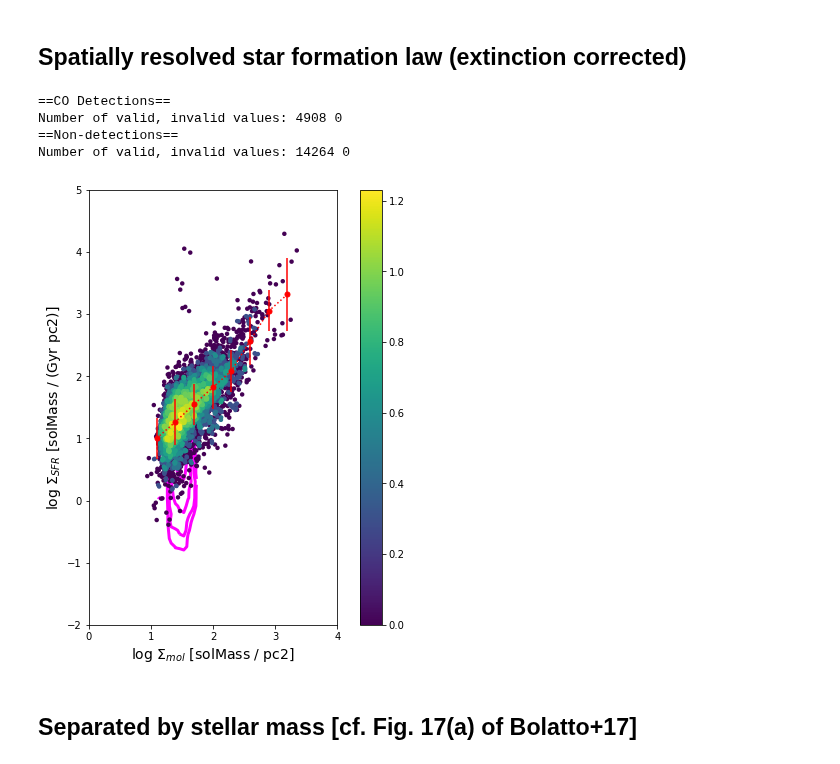
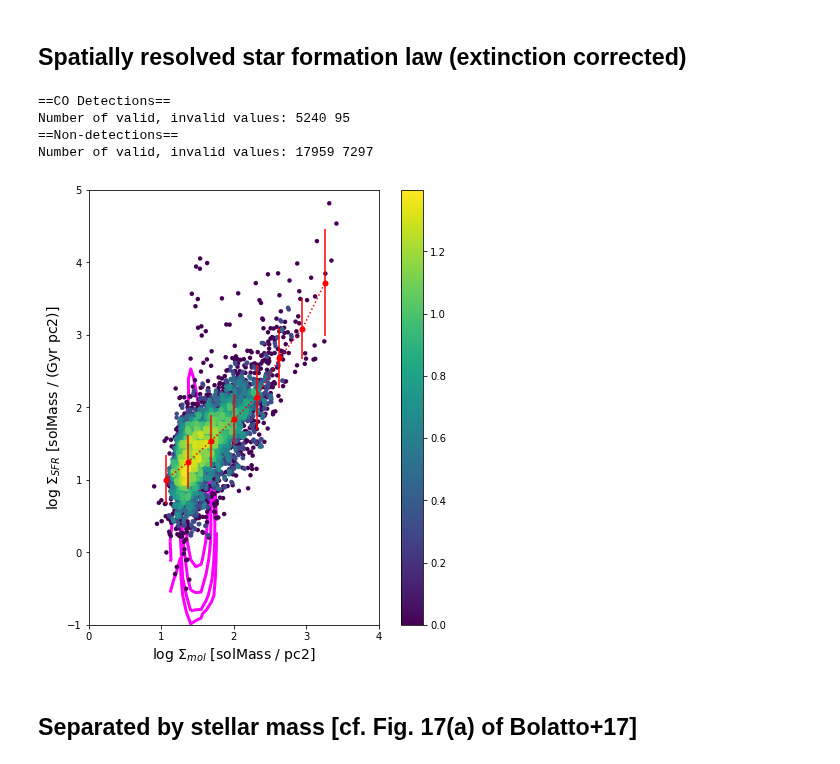
Before and after one commit to tonywong94/edge_pydb, a Jupyter notebook: demo_notebk/SFLaw-edge.ipynb, the cells around one changed output. Saved outputs shown, nothing was run; the diff lists cells and outputs as text; code cells hidden in the pictures.

```diff
--- a/demo_notebk/SFLaw-edge.ipynb
+++ b/demo_notebk/SFLaw-edge.ipynb
@@ -17,7 +15,8 @@ plt.rcParams["scatter.edgecolors"] = 'none'
 # limit the columns we read to avoid information overload
 sspcols = ['Name','ix','iy','mass_ssp_sm','sigstar_sm']
 fluxcols = ['Name','ix','iy','flux_Halpha_sm','flux_Hbeta_sm','e_flux_Halpha_sm',
-            'e_flux_Hbeta_sm','flux_sigsfr_sm','EW_Halpha_sm']
+            'e_flux_Hbeta_sm','flux_sigsfr0_sm','flux_sigsfr_sm','EW_Halpha_sm']
+comomcols = ['Name','ix','iy','mom0_12','emom0_12','sigmol']
 
 # Note that NGC 5784 is missing stellar mass
 globaltab = EdgeTable('edge_califa.csv', cols=['Name','caMass'])
@@ -25,13 +24,13 @@ cofluxtab = EdgeTable('edge_coflux_smo7.csv', cols=['Name','coNomaskDv_smo7','co
 try:
     fluxtab = EdgeTable('edge.pipe3d.hdf5', path='flux_elines_sm', cols=fluxcols)
     ssptab = EdgeTable('edge.pipe3d.hdf5', path='SSP_sm', cols=sspcols)
-    cotab = EdgeTable('edge.comom_smo7.hdf5', path='smo')
+    cotab = EdgeTable('edge.comom_smo7.hdf5', path='smo', cols=comomcols)
     conomasktab = EdgeTable('edge.comom_smo7.hdf5', path='str', cols=['Name','ix','iy','emom0_12'])
     print('Working on full EDGE database')
 except:
     fluxtab = EdgeTable('NGC4047.pipe3d.hdf5', path='flux_elines_sm', cols=fluxcols)
     ssptab = EdgeTable('NGC4047.pipe3d.hdf5', path='SSP_sm', cols=sspcols)
-    cotab = EdgeTable('NGC4047.comom_smo7.hdf5', path='smo')
+    cotab = EdgeTable('NGC4047.comom_smo7.hdf5', path='smo', cols=comomcols)
     conomasktab = EdgeTable('NGC4047.comom_smo7.hdf5', path='str', cols=['Name','ix','iy','emom0_12'])
     print('Working on NGC 4047 data')
 # %% [output]
@@ -59,8 +58,7 @@ print(fluxtab.colnames)
 # %%
-# Apply a 3-sigma cut to CO, Halpha, Hbeta
-codet = (fluxtab['mom0_12']>3*fluxtab['emom0_12'])
-sfdet = ((fluxtab['flux_Halpha_sm']>3*fluxtab['e_flux_Halpha_sm']) &
-         (fluxtab['flux_Hbeta_sm']>3*fluxtab['e_flux_Hbeta_sm']))
+# Apply a 3-sigma cut to CO and Halpha
+codet = fluxtab['mom0_12'] > 3*fluxtab['emom0_12']
+sfdet = fluxtab['flux_Halpha_sm'] > 3*fluxtab['e_flux_Halpha_sm']
 det = codet & sfdet
 ndet = ~codet & sfdet
 # %%
@@ -70,6 +68,7 @@ sfe_det['ICO'] = fluxtab['mom0_12'][det]
 sfe_det['IHA'] = fluxtab['flux_Halpha_sm'][det]
 sfe_det['sigmol'] = fluxtab['sigmol'][det]
 sfe_det['sigsfr'] = fluxtab['flux_sigsfr_sm'][det]
+sfe_det['sigsfr0'] = fluxtab['flux_sigsfr0_sm'][det]
 sfe_det['sigstar'] = fluxtab['sigstar_sm'][det]
 sfe_det['stmass'] = fluxtab['caMass'][det]
 sfe_det['t_dep'] = Column(sfe_det['sigmol'].quantity/sfe_det['sigsfr'].quantity)
@@ -101,6 +100,7 @@ sfe_ndet = Table()
 sfe_ndet['Name'] = fluxtab['Name'][ndet]
 sfe_ndet['sigmol'] = msd_co(3*fluxtab['emom0max_12'][ndet])
 sfe_ndet['sigsfr'] = fluxtab['flux_sigsfr_sm'][ndet]
+sfe_ndet['sigsfr0'] = fluxtab['flux_sigsfr0_sm'][ndet]
 sfe_ndet['sigstar'] = fluxtab['sigstar_sm'][ndet]
 sfe_ndet['stmass'] = fluxtab['caMass'][ndet]
 sfe_ndet['t_dep'] = Column(sfe_ndet['sigmol'].quantity/sfe_ndet['sigsfr'].quantity)
@@ -149,37 +189,37 @@ print('==CO Detections==')
 print('Number of valid, invalid values:',len(np.nonzero(valid)[0]),len(np.nonzero(~valid)[0]))
 valid_ndet = (sfe_ndet['sigmol'] > 0) & (sfe_ndet['sigsfr'] > 0)
 print('==Non-detections==')
 print('Number of valid, invalid values:',len(np.nonzero(valid_ndet)[0]),len(np.nonzero(~valid_ndet)[0]))
 
 # Get the plotting arrays
 x_det, y_det, z_det, *hist = xy2hist(sfe_det['sigmol'][valid],
                                      sfe_det['sigsfr'][valid], log=True)
 x_ndet, y_ndet, z_ndet, *hist2 = xy2hist(sfe_ndet['sigmol'][valid_ndet],
                                          sfe_ndet['sigsfr'][valid_ndet], log=True, bins=[10,30])
 
 # Make the scatter plot (physical values)
 fig, ax = plt.subplots(figsize=(8,8))
 sc = ax.scatter(x_det, y_det, c=z_det, s=20, cmap='viridis')
 x_bin, y_bin, y_err = xy2binned(sfe_det['sigmol'][valid], sfe_det['sigsfr'][valid], bins=8)
 ax.errorbar(x_bin, y_bin, yerr=y_err, color='r', marker='o', ms=5, ls=':', label='all')
 ax.contour(hist2[0].transpose(),[10,30,100,300],
            extent=[hist2[1].min(),hist2[1].max(),
                    hist2[2].min(),hist2[2].max()],
            colors='magenta',linewidths=3,zorder=-1)
 plt.xlabel(r'log $\Sigma_{mol}$ ['+str(sfe_det['sigmol'].unit)+']',fontsize=14)
 plt.ylabel(r'log $\Sigma_{SFR}$ ['+str(sfe_det['sigsfr'].unit)+']',fontsize=14)
 ax.set_aspect('equal')
 ax.set_xlim(0,4)
-ax.set_ylim(-2,5)
+ax.set_ylim(-1,5)
 ax.xaxis.set_major_locator(MultipleLocator(1))
 ax.yaxis.set_major_locator(MultipleLocator(1))
 cb = plt.colorbar(sc)
 # %% [output]
 ==CO Detections==
-Number of valid, invalid values: 4908 0
+Number of valid, invalid values: 5240 95
 ==Non-detections==
-Number of valid, invalid values: 14264 0
+Number of valid, invalid values: 17959 7297
-[figure, old version]
+[figure, new version]
 # %% [markdown]
 ## Separated by stellar mass [cf. Fig. 17(a) of Bolatto+17]
 # %%
```
Also changed, not shown: parts of 13 cells of this notebook, 8 other files.
